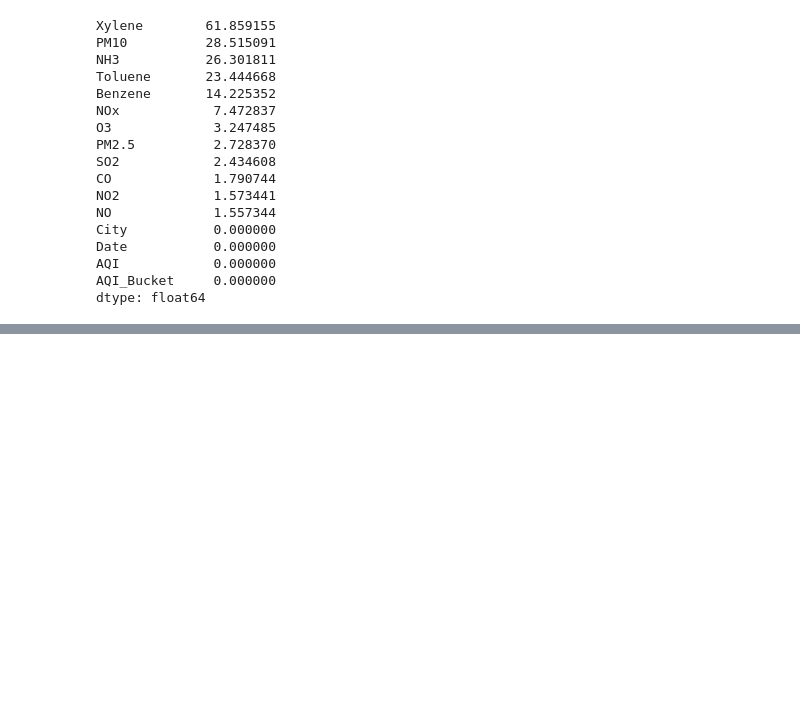
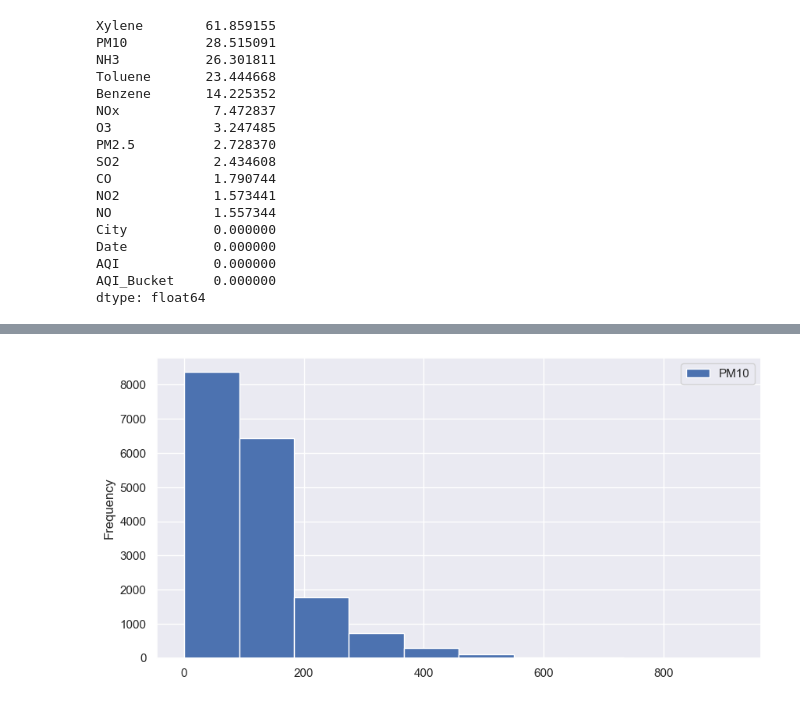
Before and after one commit to Siddhikengar/Air-Quality-Index-Prediction-Model, a Jupyter notebook: AQI_pridiction_model.ipynb, the cells around one changed output, grey strips where cells are left out. Drawn from its saved outputs; the diff is of its cells as text; code cells hidden in the pictures; blank space fills up the shorter version.

```diff
--- a/AQI_pridiction_model.ipynb
+++ b/AQI_pridiction_model.ipynb
@@ -148,0 +162,6 @@ dtype: float64
+# %%
+df['PM10'].plot(kind = 'hist', figsize=(10,5))
+plt.legend()
+plt.show()
+# %% [output]
+[figure, added]
```
Also changed, not shown: parts of 49 cells of this notebook.
